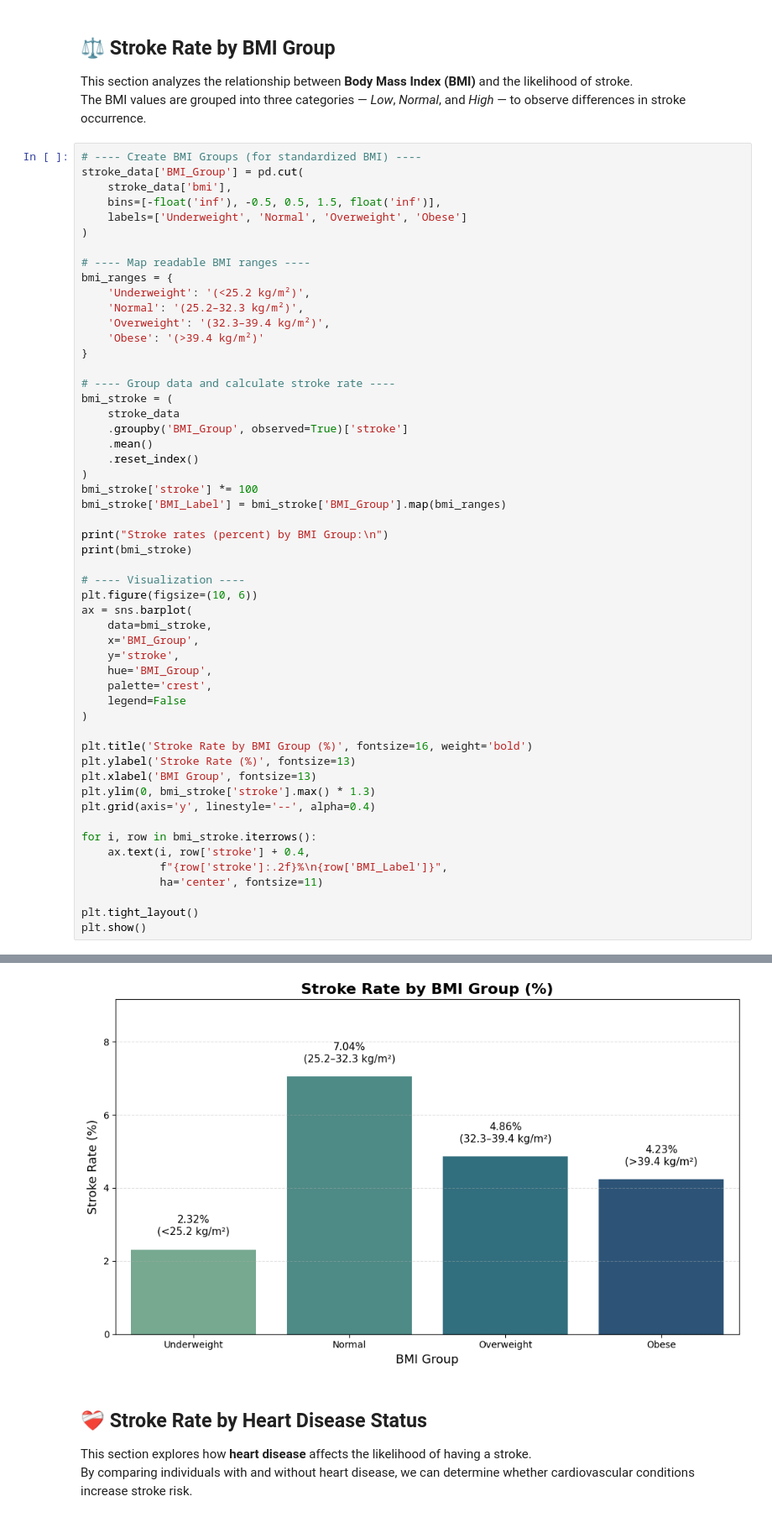
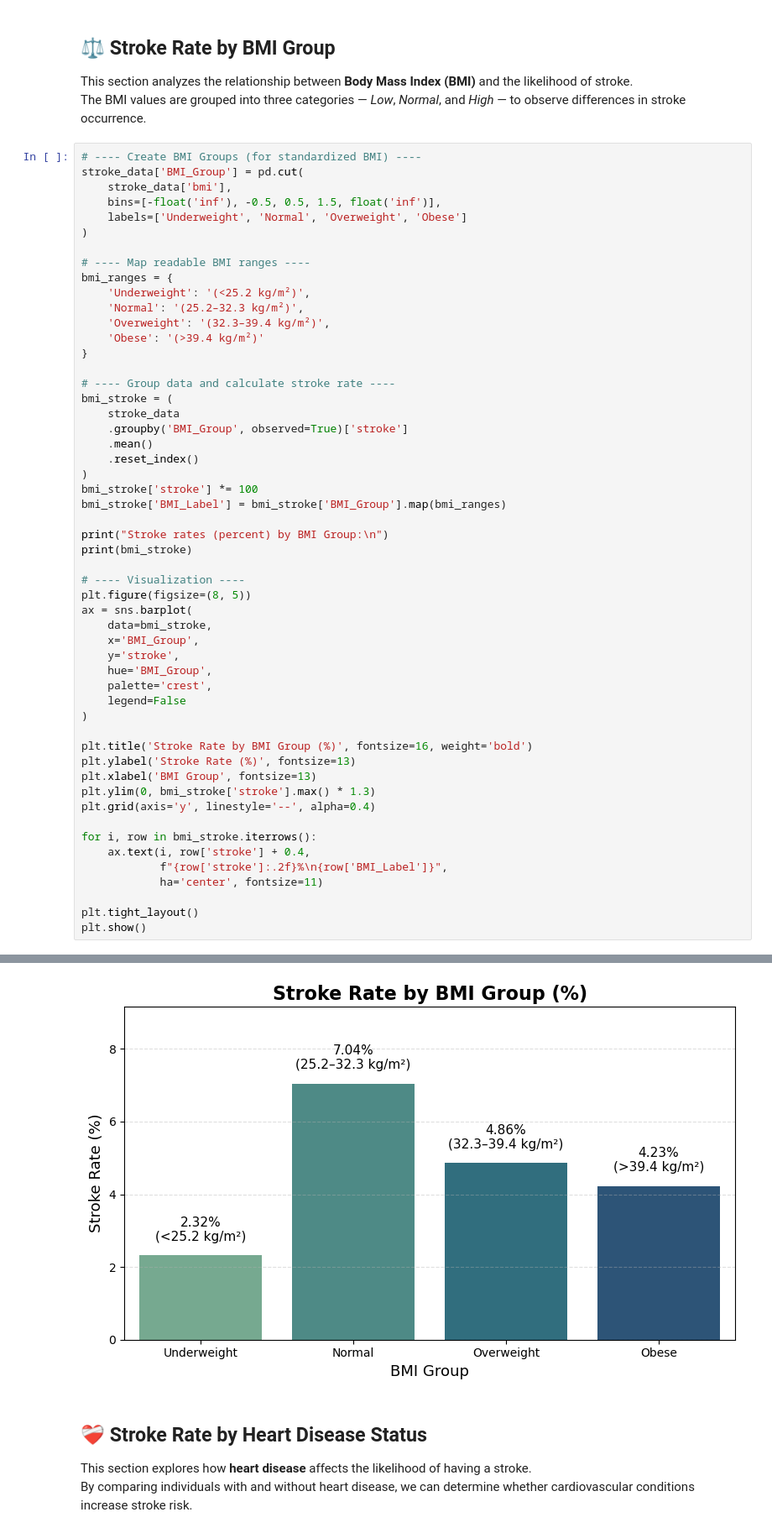
Before and after one commit to OmarAymanZaid/DEPI3_OurProject, a Jupyter notebook: Notebooks/2_data_analysis.ipynb, the cells around one changed output, grey strips where cells are left out. Shown at 84% size. Cells and saved outputs as stored; diff of their text form.

```diff
--- a/Notebooks/2_data_analysis.ipynb
+++ b/Notebooks/2_data_analysis.ipynb
@@ -449,38 +449,38 @@ print("Stroke rates (percent) by BMI Group:\n")
 print(bmi_stroke)
 
 # ---- Visualization ----
-plt.figure(figsize=(10, 6))
+plt.figure(figsize=(8, 5))
 ax = sns.barplot(
     data=bmi_stroke,
     x='BMI_Group',
     y='stroke',
     hue='BMI_Group',
     palette='crest',
     legend=False
 )
 
 plt.title('Stroke Rate by BMI Group (%)', fontsize=16, weight='bold')
 plt.ylabel('Stroke Rate (%)', fontsize=13)
 plt.xlabel('BMI Group', fontsize=13)
 plt.ylim(0, bmi_stroke['stroke'].max() * 1.3)
 plt.grid(axis='y', linestyle='--', alpha=0.4)
 
 for i, row in bmi_stroke.iterrows():
     ax.text(i, row['stroke'] + 0.4,
             f"{row['stroke']:.2f}%\n{row['BMI_Label']}",
             ha='center', fontsize=11)
 
 plt.tight_layout()
 plt.show()
 # %% [output]
 Stroke rates (percent) by BMI Group:
 
      BMI_Group    stroke          BMI_Label
 0  Underweight  2.315661      (<25.2 kg/m²)
 1       Normal  7.042933  (25.2–32.3 kg/m²)
 2   Overweight  4.857445  (32.3–39.4 kg/m²)
 3        Obese  4.231626      (>39.4 kg/m²)
-[figure, old version]
+[figure, new version]
 # %% [markdown]
 ## ❤️‍🩹 Stroke Rate by Heart Disease Status
 
```
Also changed, not shown: parts of 7 cells of this notebook, 13 other files.
